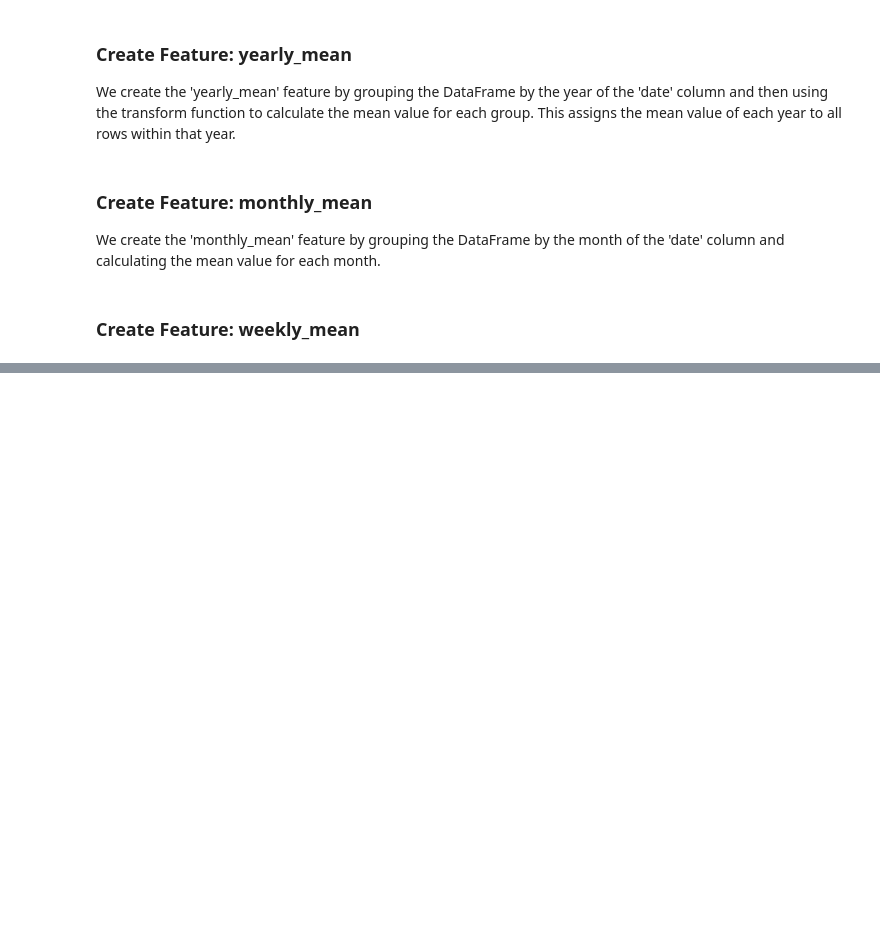
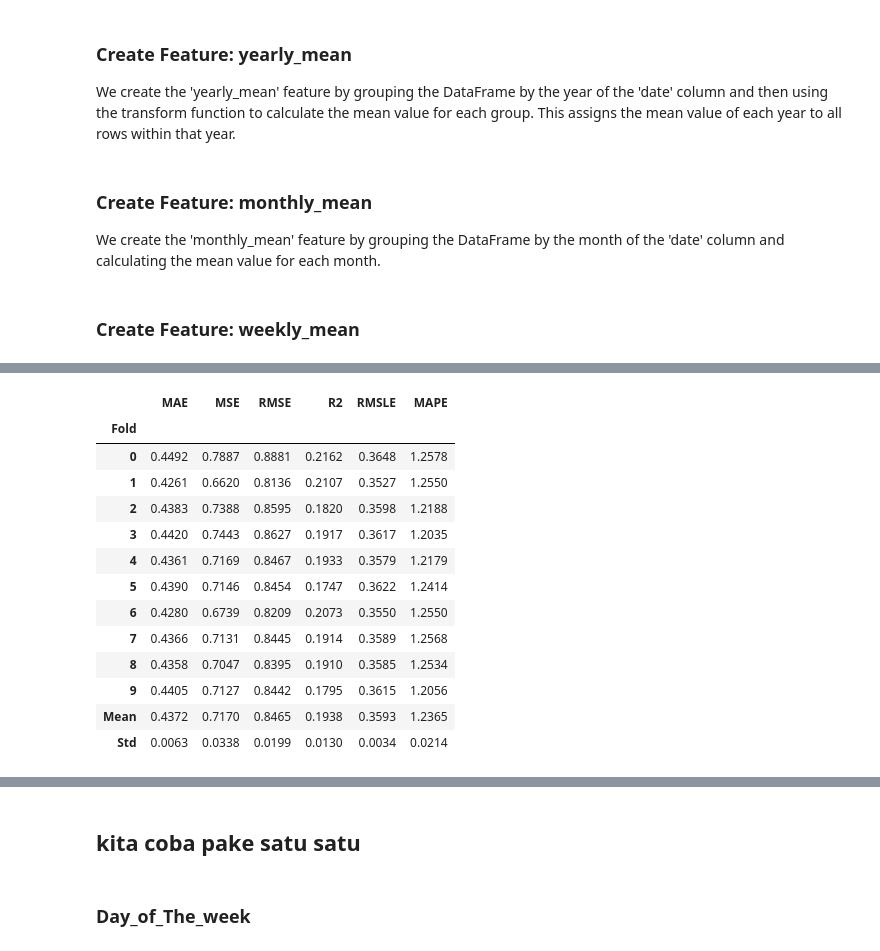
Before and after one commit to RayhanAdii/NextHope-Dataquest, a Jupyter notebook: 6_1_Feature_Extraction.ipynb, the cells around one changed output, grey strips where cells are left out. Drawn from its saved outputs; the diff is of its cells as text; code cells hidden in the pictures; blank space fills up the shorter version.

```diff
--- a/6_1_Feature_Extraction.ipynb
+++ b/6_1_Feature_Extraction.ipynb
@@ -231,0 +245,3 @@ NameError: name 'X' is not defined
+# %%
+catboost = create_model('catboost')
+# %% [output]
@@ -231,0 +249,14 @@ NameError: name 'X' is not defined
+|  | MAE | MSE | RMSE | R2 | RMSLE | MAPE |
+| Fold |  |  |  |  |  |  |
+| 0 | 0.4492 | 0.7887 | 0.8881 | 0.2162 | 0.3648 | 1.2578 |
+| 1 | 0.4261 | 0.6620 | 0.8136 | 0.2107 | 0.3527 | 1.2550 |
+| 2 | 0.4383 | 0.7388 | 0.8595 | 0.1820 | 0.3598 | 1.2188 |
+| 3 | 0.4420 | 0.7443 | 0.8627 | 0.1917 | 0.3617 | 1.2035 |
+| 4 | 0.4361 | 0.7169 | 0.8467 | 0.1933 | 0.3579 | 1.2179 |
+| 5 | 0.4390 | 0.7146 | 0.8454 | 0.1747 | 0.3622 | 1.2414 |
+| 6 | 0.4280 | 0.6739 | 0.8209 | 0.2073 | 0.3550 | 1.2550 |
+| 7 | 0.4366 | 0.7131 | 0.8445 | 0.1914 | 0.3589 | 1.2568 |
+| 8 | 0.4358 | 0.7047 | 0.8395 | 0.1910 | 0.3585 | 1.2534 |
+| 9 | 0.4405 | 0.7127 | 0.8442 | 0.1795 | 0.3615 | 1.2056 |
+| Mean | 0.4372 | 0.7170 | 0.8465 | 0.1938 | 0.3593 | 1.2365 |
+| Std | 0.0063 | 0.0338 | 0.0199 | 0.0130 | 0.0034 | 0.0214 |
@@ -231,0 +264,2 @@ NameError: name 'X' is not defined
+# %% [markdown]
+## kita coba pake satu satu
@@ -231,0 +268,2 @@ NameError: name 'X' is not defined
+# %% [markdown]
+### Day_of_The_week
```
Also changed, not shown: parts of 53 cells of this notebook, 8 other files.
